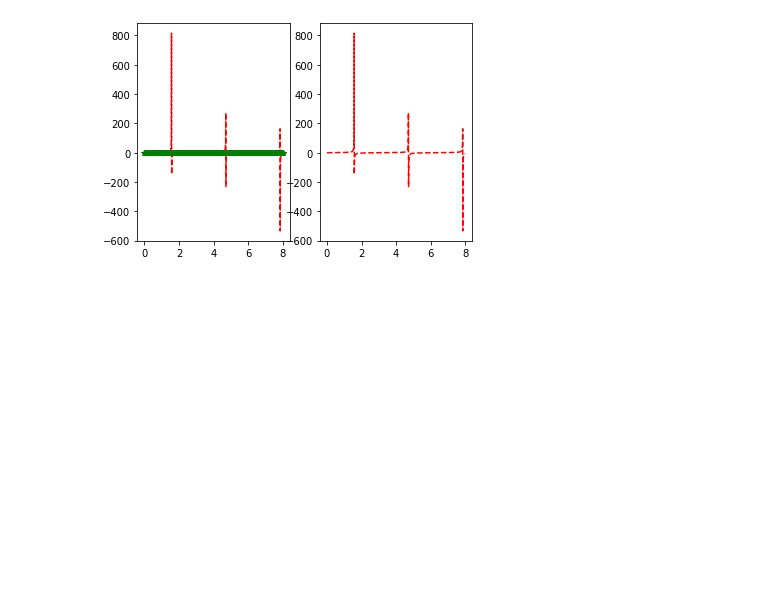
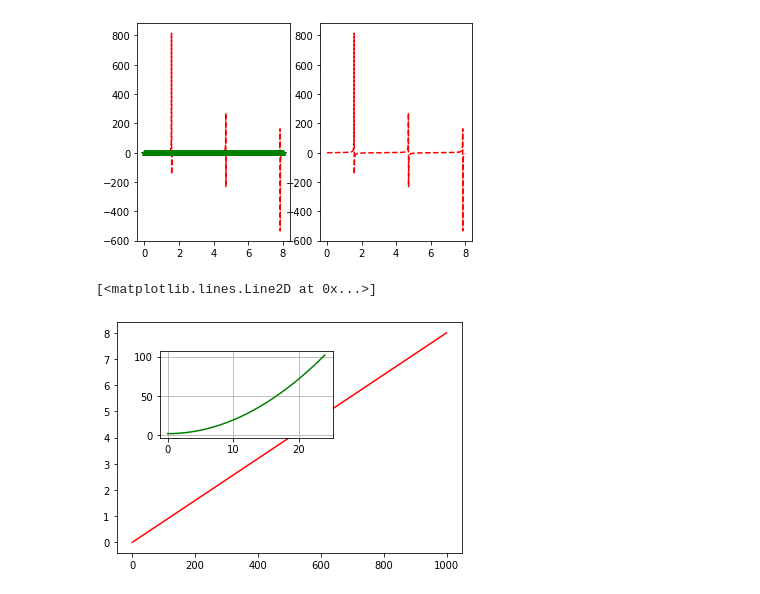
Before and after one commit to FreddieMercy/Deep-Learning-A-Z-Hands-On-Artificial-Neural-Networks, a Jupyter notebook: Practice/MatplotlibPractice.ipynb, the cells around one changed output. Cells and saved outputs as stored; diff of their text form; code cells hidden in the pictures; blank space fills up the shorter version.

Commit message:
done Matplotlib Practice

```diff
--- a/Practice/MatplotlibPractice.ipynb
+++ b/Practice/MatplotlibPractice.ipynb
@@ -78,3 +83,15 @@ pylab.plot(x, np.tan(x), 'r--')
 # %% [output]
 [<matplotlib.lines.Line2D at 0x...>]
 [figure]
+# %%
+fig = pyplot.figure()  # holistic figure, can do "fig in fig"
+
+axes1 = fig.add_axes([0.1, 0.1, 0.8, 0.8])  # posit fig 1
+axes2 = fig.add_axes([0.2, 0.5, 0.4, 0.3])  # posit fig 2
+
+axes1.plot(x, 'r')  # draw fig 1
+axes2.grid(True)
+axes2.plot(y, 'g')  # draw fig 2
+# %% [output]
+[<matplotlib.lines.Line2D at 0x...>]
+[figure, added]
```
Also changed, not shown: parts of 12 cells of this notebook, 2 other files.
